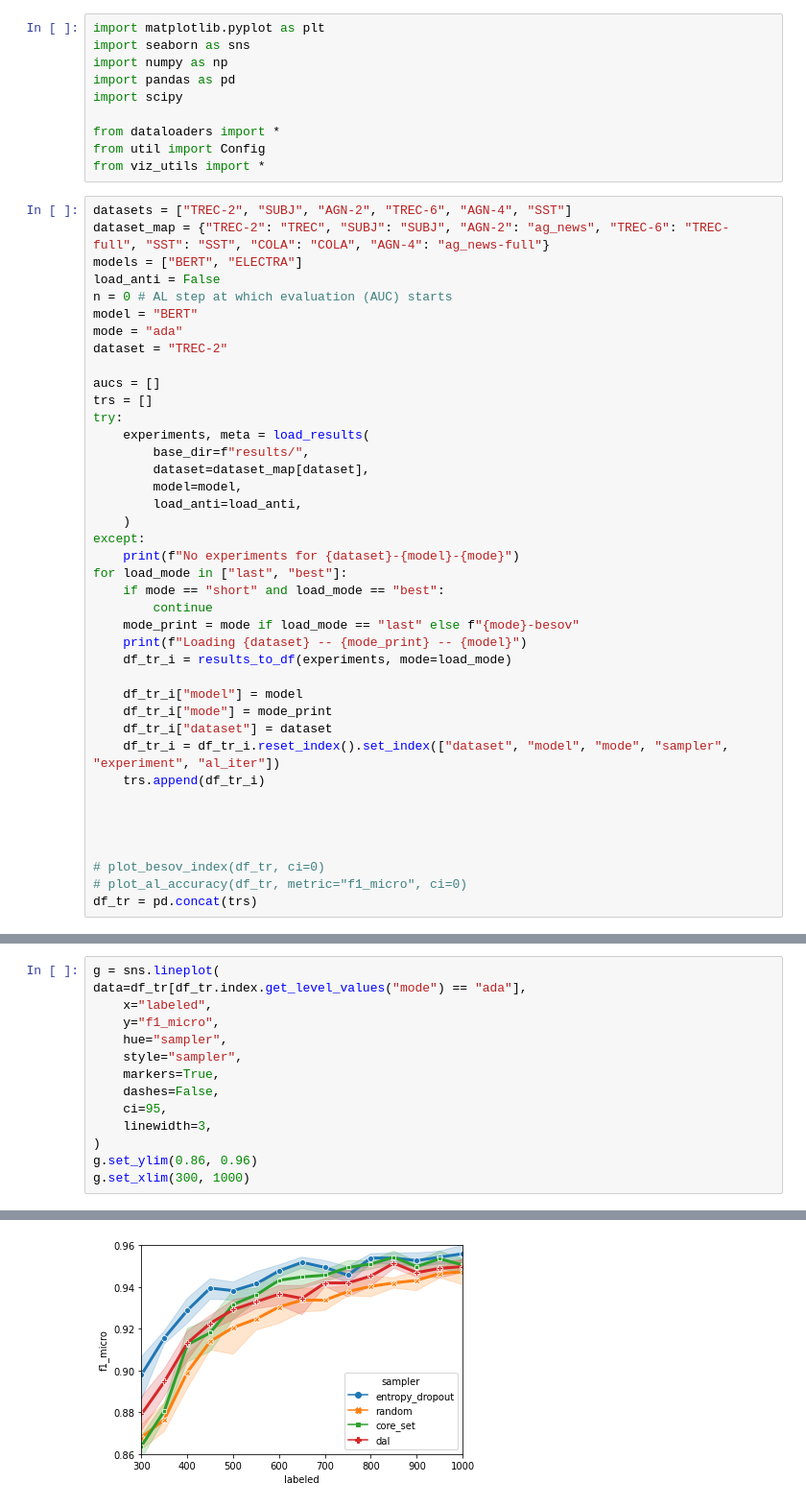
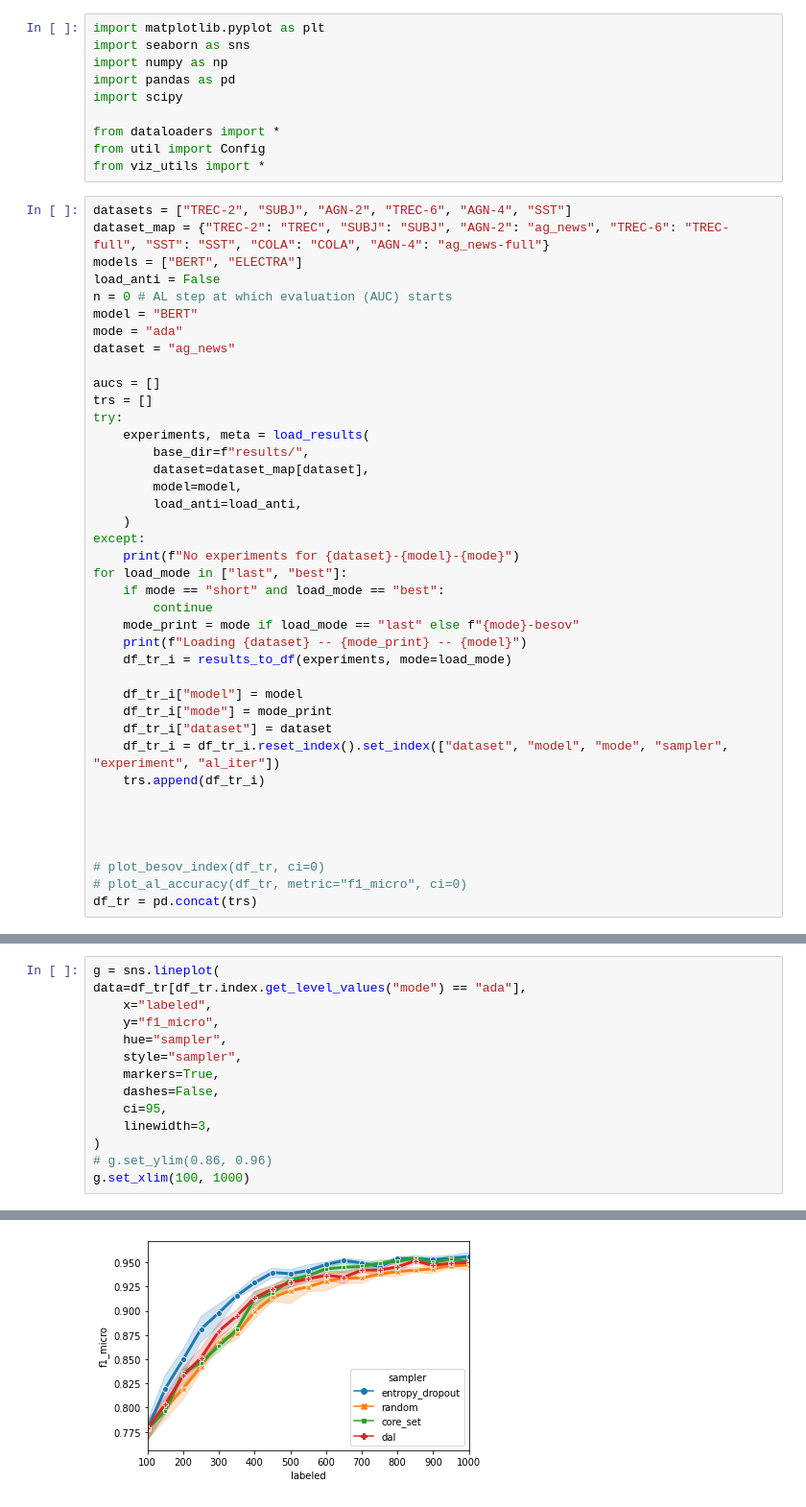
Before and after one commit to josipjukic/adapter-al, a Jupyter notebook: tinkering.ipynb, the cells around one changed output, grey strips where cells are left out. Shown at 96% size. Saved outputs shown, nothing was run; the diff lists cells and outputs as text.

```diff
--- a/tinkering.ipynb
+++ b/tinkering.ipynb
@@ -29,7 +29,7 @@ load_anti = False
 n = 0 # AL step at which evaluation (AUC) starts
 model = "BERT"
 mode = "ada"
-dataset = "TREC-2"
+dataset = "ag_news"
 
 aucs = []
 trs = []
@@ -110,6 +111,6 @@ data=df_tr[df_tr.index.get_level_values("mode") == "ada"],
     ci=95,
     linewidth=3,
 )
-g.set_ylim(0.86, 0.96)
-g.set_xlim(300, 1000)
+# g.set_ylim(0.86, 0.96)
+g.set_xlim(100, 1000)
 # %% [output]
@@ -117 +118 @@ g.set_xlim(300, 1000)
-[figure, old version]
+[figure, new version]
```
Also changed, not shown: parts of 4 cells of this notebook, 13 other files.
